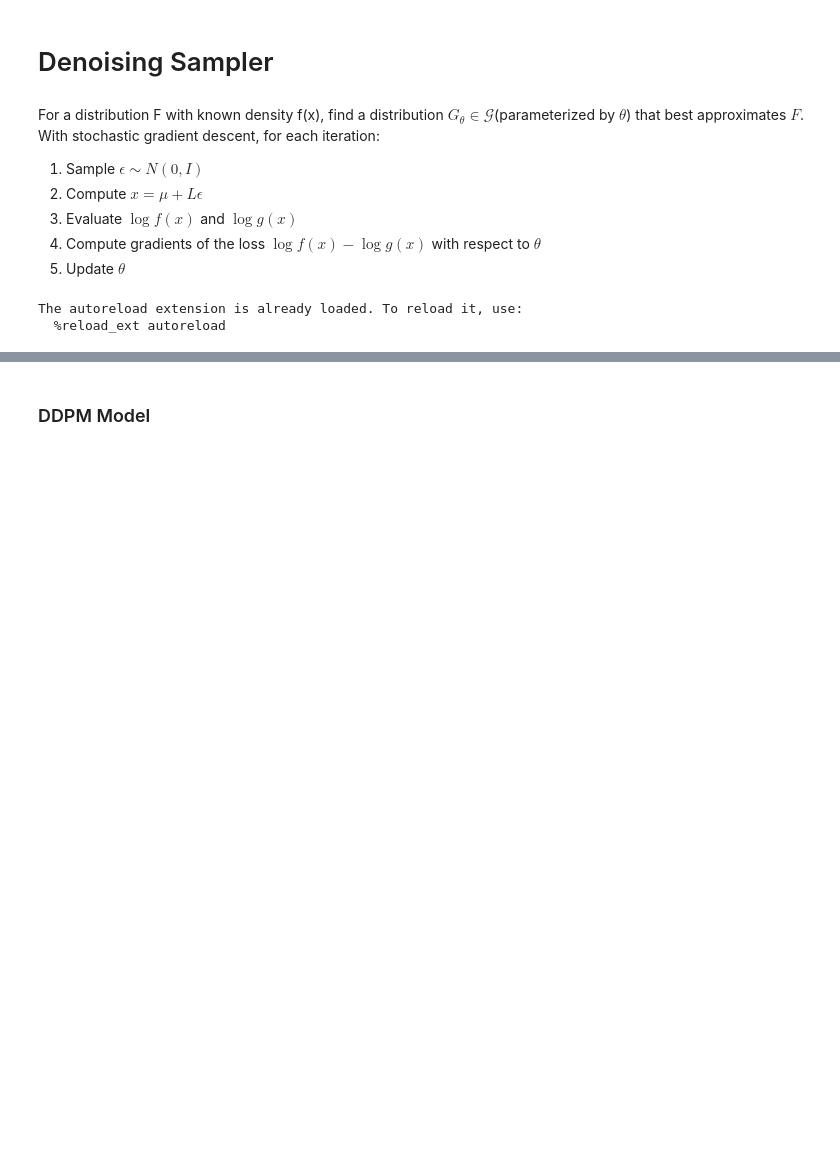
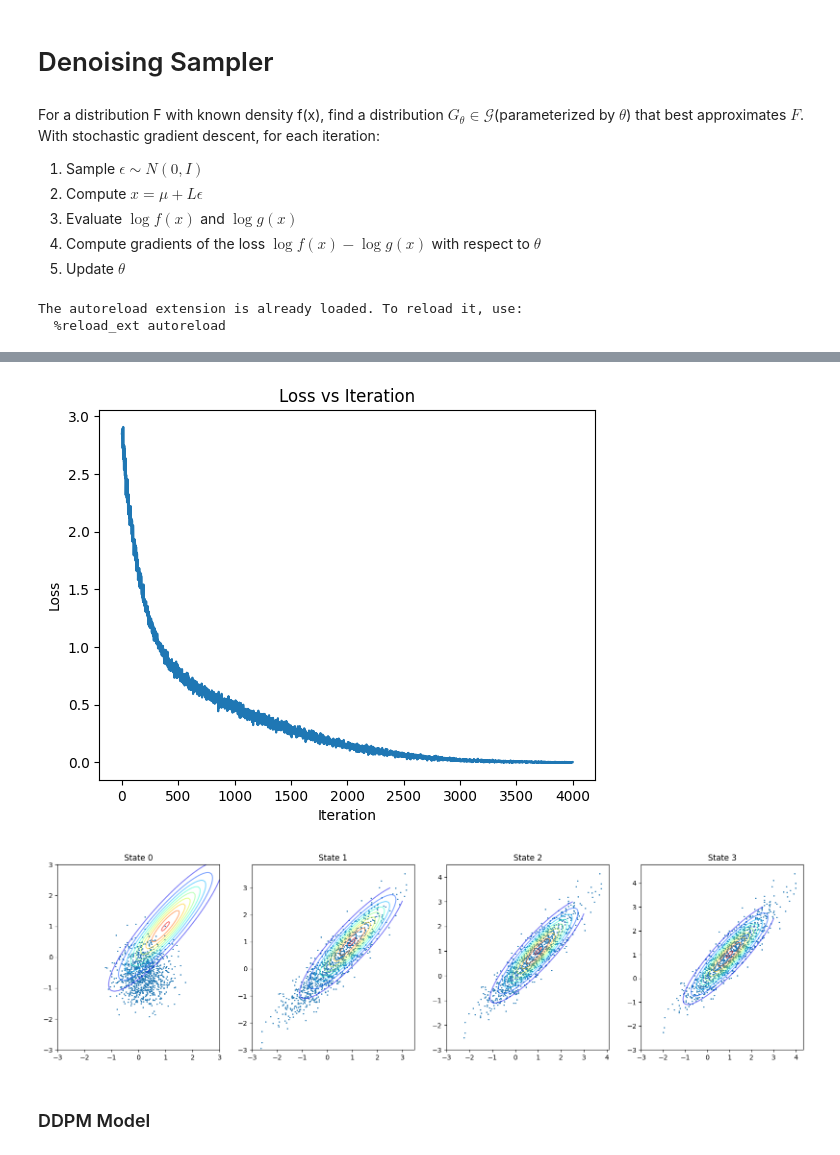
Before and after one commit to alexxthiery/mcjax, a Jupyter notebook: notebooks/denoising/denoising.ipynb, the cells around one changed output, grey strips where cells are left out. Drawn from its saved outputs; the diff is of its cells as text; code cells hidden in the pictures; blank space fills up the shorter version.

```diff
--- a/notebooks/denoising/denoising.ipynb
+++ b/notebooks/denoising/denoising.ipynb
@@ -37,11 +38,12 @@ The autoreload extension is already loaded. To reload it, use:
   %reload_ext autoreload
 # %%
 # Distribution F
-dim = 5
+dim = 2
 mu_0 = jnp.ones(dim)
-sigma_0 = 1.
-log_var_0 = jnp.log(sigma_0**2)
-logF = IsotropicGauss(mu=mu_0, log_var=log_var_0)
+sigma_0 = 0.9
+cov = jnp.array([[1, sigma_0], [sigma_0, 1]])
+
+logF = Gauss(mu_0, cov)
 
 class VarInference():
 
@@ -51,7 +53,8 @@ class VarInference():
     def init_params(self, key, lr=1e-3):
         mu = jr.normal(key, (dim,))
         # Lower triangular matrix L @ L^T = Cov
-        L = jr.normal(key, (dim, dim))
+        L = jnp.eye(dim) * 0.5
+        # L = jr.normal(key, (dim, dim))
 
         tx = optax.adam(lr)
         return train_state.TrainState.create(apply_fn=self.compute_loss,\
@@ -77,9 +80,13 @@ class VarInference():
     def train(self, key, num_steps=1000):
         key, key_ = jr.split(key)
         state = self.init_params(key_)
+        loss_list = []
+        state_list = []
         for i in range(num_steps):
             key, key_ = jr.split(key)
             state, loss = self.update(state, key_)
+            state_list.append(state.params)
+            loss_list.append(loss)
             if i % 100 == 0:
                 print(f'Step {i}, Loss: {loss}')
-        return state
+        return state, state_list, loss_list
@@ -112,0 +93,42 @@ Step 1100, Loss: 3.7676143646240234
+# %%
+varinf = VarInference()
+key = jr.key(0)
+num_steps = 4000
+final_state, state_list, loss_list = varinf.train(key, num_steps)
+mu = final_state.params[0]
+L = final_state.params[1]
+var = jnp.dot(L, L.T)
+print('mu:', mu)
+print('var:', var)
+
+# Plot the loss
+plt.plot(loss_list)
+plt.xlabel('Iteration')
+plt.ylabel('Loss')
+plt.title('Loss vs Iteration')
+
+# plot the initial, 1/3, 2/3, and final states (for dim=2)
+def plot_states(states, num_samples=1000):
+    fig, ax = plt.subplots(1, 4, figsize=(20, 5))
+    for i, state in enumerate(states):
+        mu = state[0]
+        L = state[1]
+        dim = len(mu)
+        eps = jr.normal(key, (num_samples, dim))
+        x = mu + jnp.einsum('ij,bj->bi', L, eps)
+        ax[i].scatter(x[:, 0], x[:, 1], s=1)
+        ax[i].set_title(f'State {i}')
+        # plot the contour of the target distribution
+        x1 = np.linspace(-3, 3, 100)
+        x2 = np.linspace(-3, 3, 100)
+        X1, X2 = np.meshgrid(x1, x2)
+        pos = np.dstack((X1, X2))
+        pos = np.reshape(pos, (-1, 2))
+        Z = np.exp(logF.batch(pos))
+        Z = Z.reshape(X1.shape)
+        ax[i].contour(X1, X2, Z, levels=10, cmap='jet', alpha=0.5)
+    plt.show()
+
+states = [state_list[0], state_list[num_steps//3], state_list[num_steps*2//3], state_list[-1]]
+plot_states(states)
+# %% [output]
@@ -113,3 +152,5 @@ Step 1100, Loss: 3.7676143646240234
+[figure, added]
+[figure, added]
 # %% [markdown]
 ### DDPM Model
 # %%
```
Also changed, not shown: parts of 9 cells of this notebook, 5 other files.
